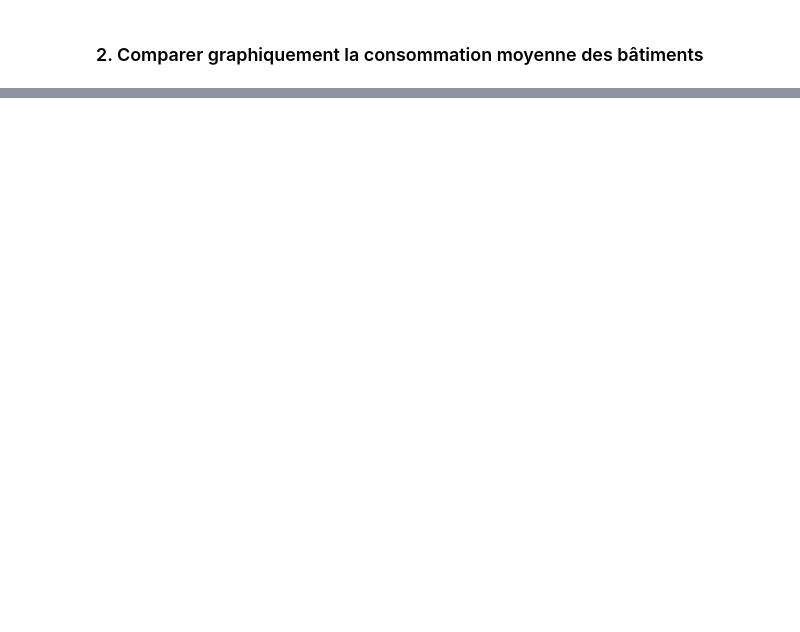
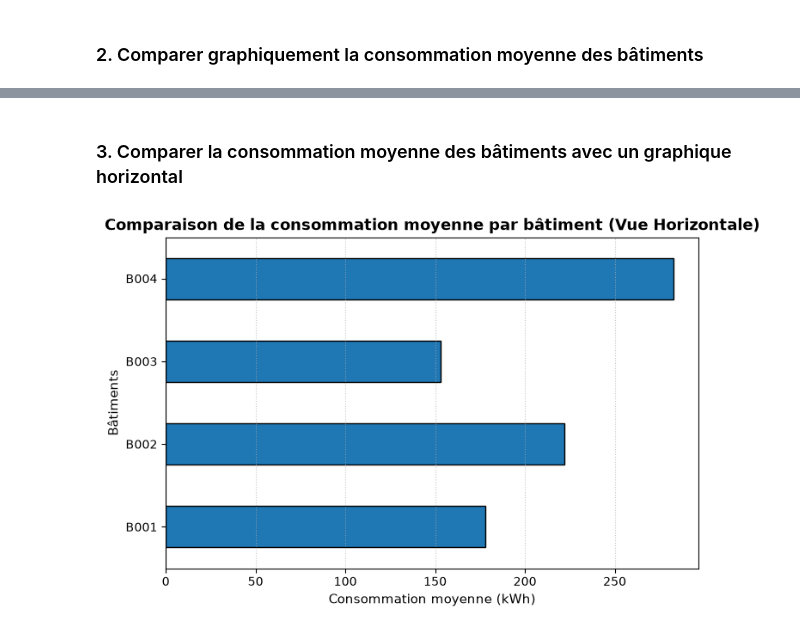
Before and after one commit to DIOPBARHAM/-atelier_matplotlib_iot-, a Jupyter notebook: notebooks/atelier_matplotlib_iot.ipynb, the cells around one changed output, grey strips where cells are left out. Saved outputs shown, nothing was run; the diff lists cells and outputs as text; code cells hidden in the pictures; blank space fills up the shorter version.

Commit message:
3. Comparer la consommation moyenne des bâtiments avec un graphique horizontal

```diff
--- a/notebooks/atelier_matplotlib_iot.ipynb
+++ b/notebooks/atelier_matplotlib_iot.ipynb
@@ -72,0 +93,17 @@ plt.show()
+# %% [markdown]
+### 3. Comparer la consommation moyenne des bâtiments avec un graphique horizontal
+# %%
+plt.figure(figsize=(8, 5))
+
+# Tracé du diagramme en barres horizontales
+consommation_batiment.plot(kind='barh', edgecolor='black')
+
+# Personnalisation
+plt.title("Comparaison de la consommation moyenne par bâtiment (Vue Horizontale)", fontsize=13, fontweight='bold')
+plt.ylabel("Bâtiments", fontsize=11)
+plt.xlabel("Consommation moyenne (kWh)", fontsize=11)
+plt.grid(True, axis='x', linestyle=':', alpha=0.7)  # Grille uniquement verticale
+
+plt.show()
+# %% [output]
+[figure, added]
```
Also changed, not shown: parts of 5 cells of this notebook.
